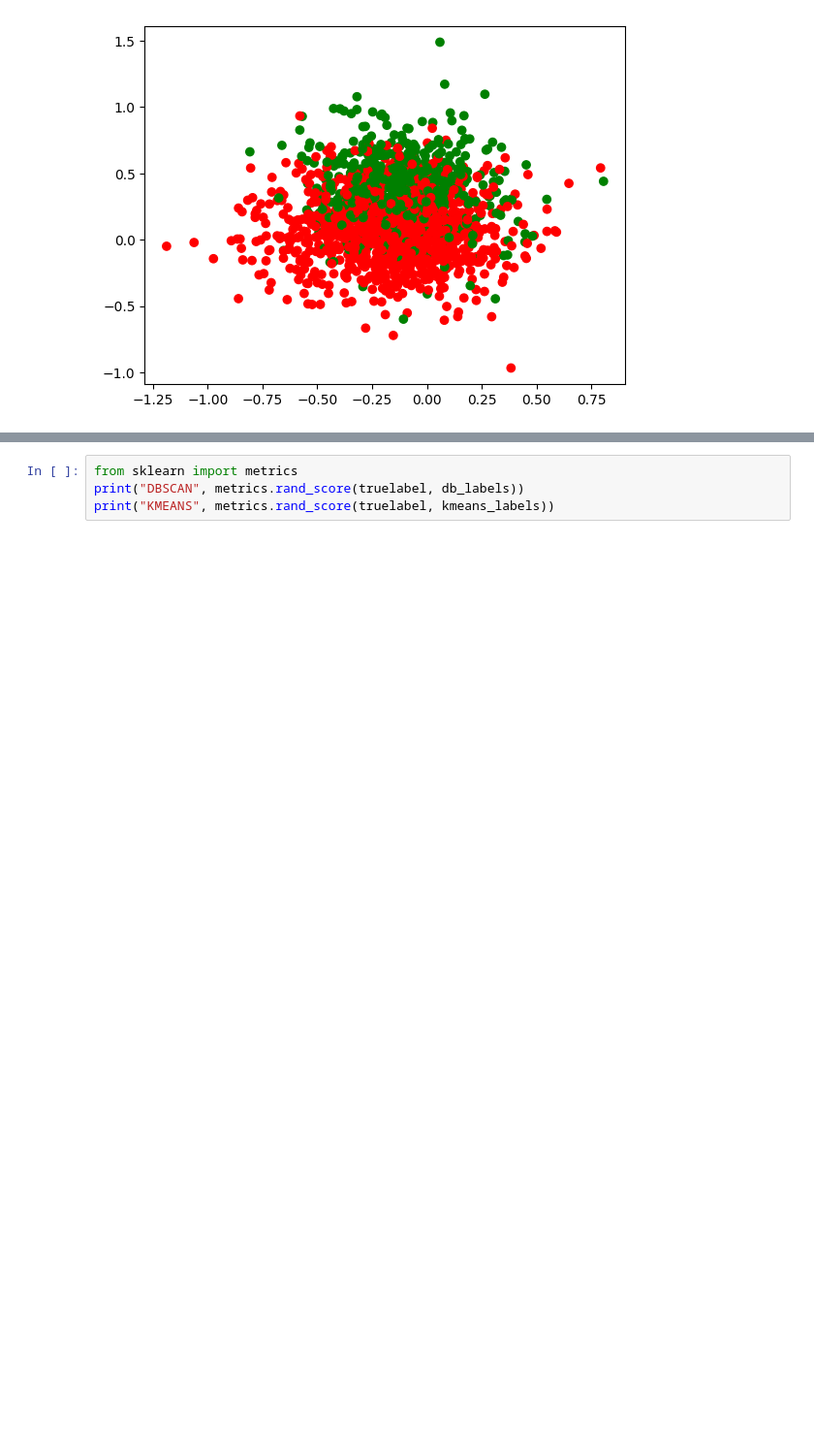
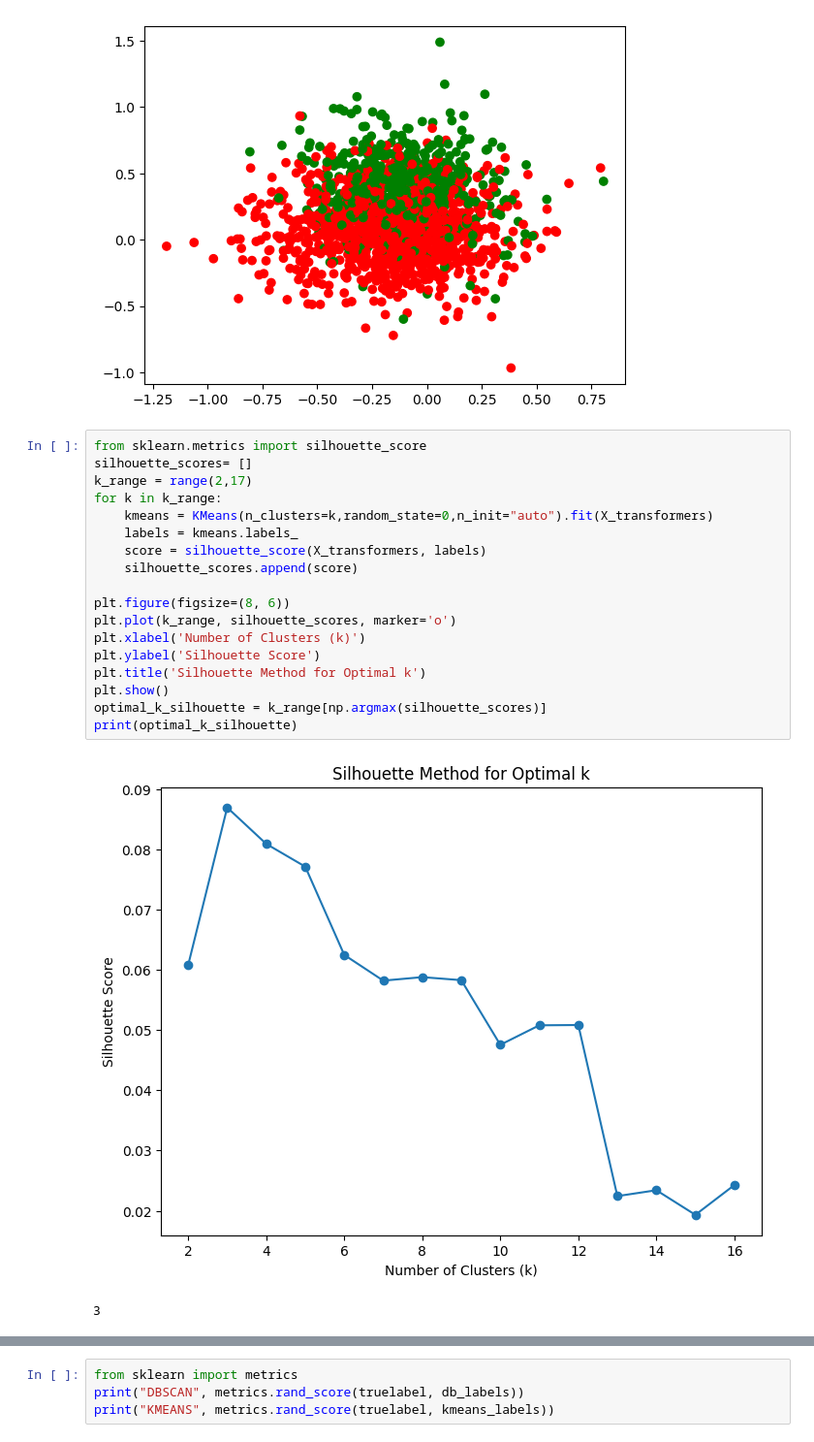
Before and after one commit to uodit05/ccps_research, a Jupyter notebook: Embeddings_Clustering.ipynb, the cells around one changed output, grey strips where cells are left out. Shown: that part at 97% size. Drawn from its saved outputs; the diff is of its cells as text; blank space fills up the shorter version.

Commit message:
silhouette method for finding optiaml k value

```diff
--- a/Embeddings_Clustering.ipynb
+++ b/Embeddings_Clustering.ipynb
@@ -147,3 +147,24 @@ plt.scatter(X_transformers[:,0], X_transformers[:,1], c = cvec)
 plt.show()
 # %% [output]
 [figure]
+# %%
+from sklearn.metrics import silhouette_score
+silhouette_scores= []
+k_range = range(2,17)
+for k in k_range:
+    kmeans = KMeans(n_clusters=k,random_state=0,n_init="auto").fit(X_transformers)
+    labels = kmeans.labels_
+    score = silhouette_score(X_transformers, labels)
+    silhouette_scores.append(score)
+
+plt.figure(figsize=(8, 6))
+plt.plot(k_range, silhouette_scores, marker='o')
+plt.xlabel('Number of Clusters (k)')
+plt.ylabel('Silhouette Score')
+plt.title('Silhouette Method for Optimal k')
+plt.show()
+optimal_k_silhouette = k_range[np.argmax(silhouette_scores)]
+print(optimal_k_silhouette)
+# %% [output]
+[figure, added]
+3
```
Also changed, not shown: parts of 2 cells of this notebook.
